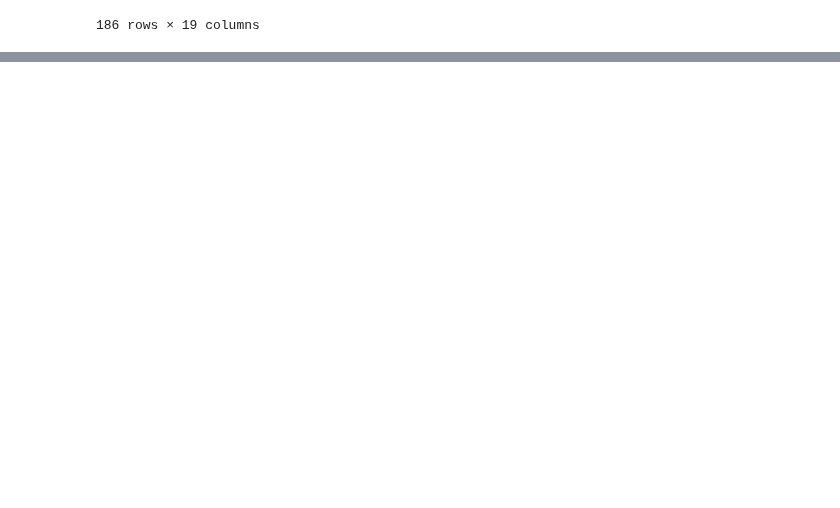
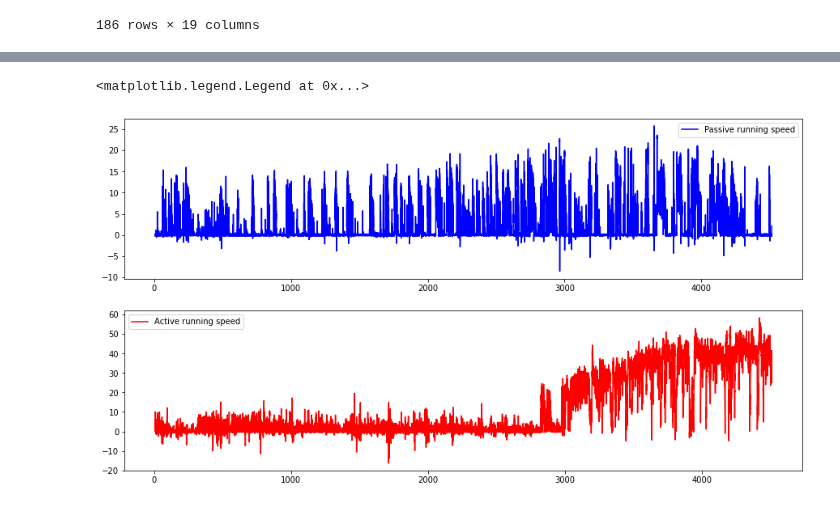
Before and after one commit to MiladQolami/NeuroMatch_2022_group_project, a Jupyter notebook: Coding_Exercise.ipynb, the cells around one changed output, grey strips where cells are left out. Drawn from its saved outputs; the diff is of its cells as text; code cells hidden in the pictures; blank space fills up the shorter version.

```diff
--- a/Coding_Exercise.ipynb
+++ b/Coding_Exercise.ipynb
@@ -370,11 +405,31 @@ We have: 132 passive sessions,so we will pick 13.0 sessions
 # %%
-# 5) Download NWB files
+# 5) Download Ophys Experiment files
 passive_experiments = {}
+passive_experiment_IDs = []
 for passive_experiment_id_list in passive_experiment_ids:
   for passive_experiment_id in passive_experiment_id_list:
+    passive_experiment_IDs.append(passive_experiment_id)
     passive_experiments[passive_experiment_id] = cache.get_behavior_ophys_experiment(passive_experiment_id)
 
 active_experiments = {}
+active_experiment_IDs = []
 for active_experiment_id_list in active_experiment_ids:
     for active_experiment_id in active_experiment_id_list:
+      active_experiment_IDs.append(active_experiment_id)
       active_experiments[active_experiment_id] = cache.get_behavior_ophys_experiment(active_experiment_id)
+# %%
+
+# Running speed during a passive session
+plt.subplot(2,1,1)
+plt.plot(passive_experiments[passive_experiment_IDs[0]].running_speed.timestamps.values,
+         passive_experiments[passive_experiment_IDs[0]].running_speed.speed.values,'b',label = "Passive running speed")
+plt.legend()
+
+# Running speed during a passive session
+plt.subplot(2,1,2)
+plt.plot(active_experiments[active_experiment_IDs[0]].running_speed.timestamps.values,
+         active_experiments[active_experiment_IDs[0]].running_speed.speed.values,'r',label = "Active running speed")
+plt.legend()
+# %% [output]
+<matplotlib.legend.Legend at 0x...>
+[figure, added]
```
Also changed, not shown: parts of 6 cells of this notebook.
